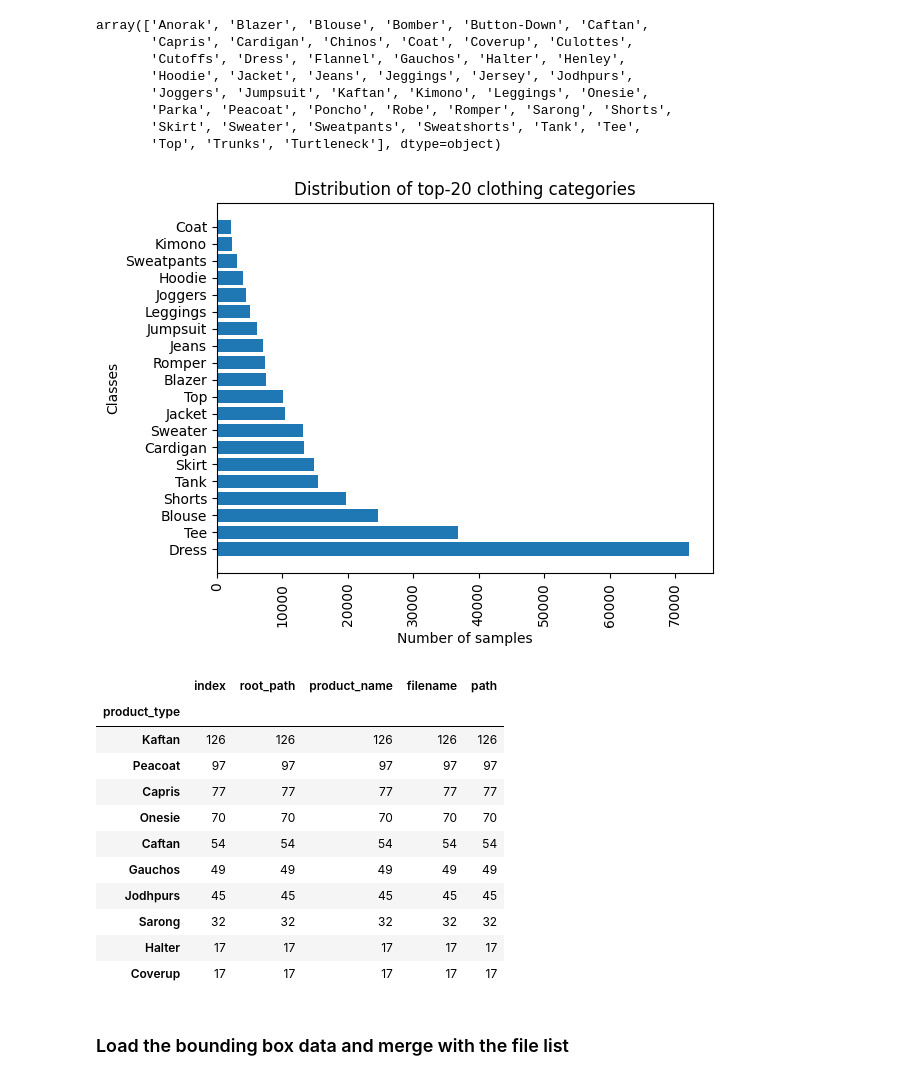
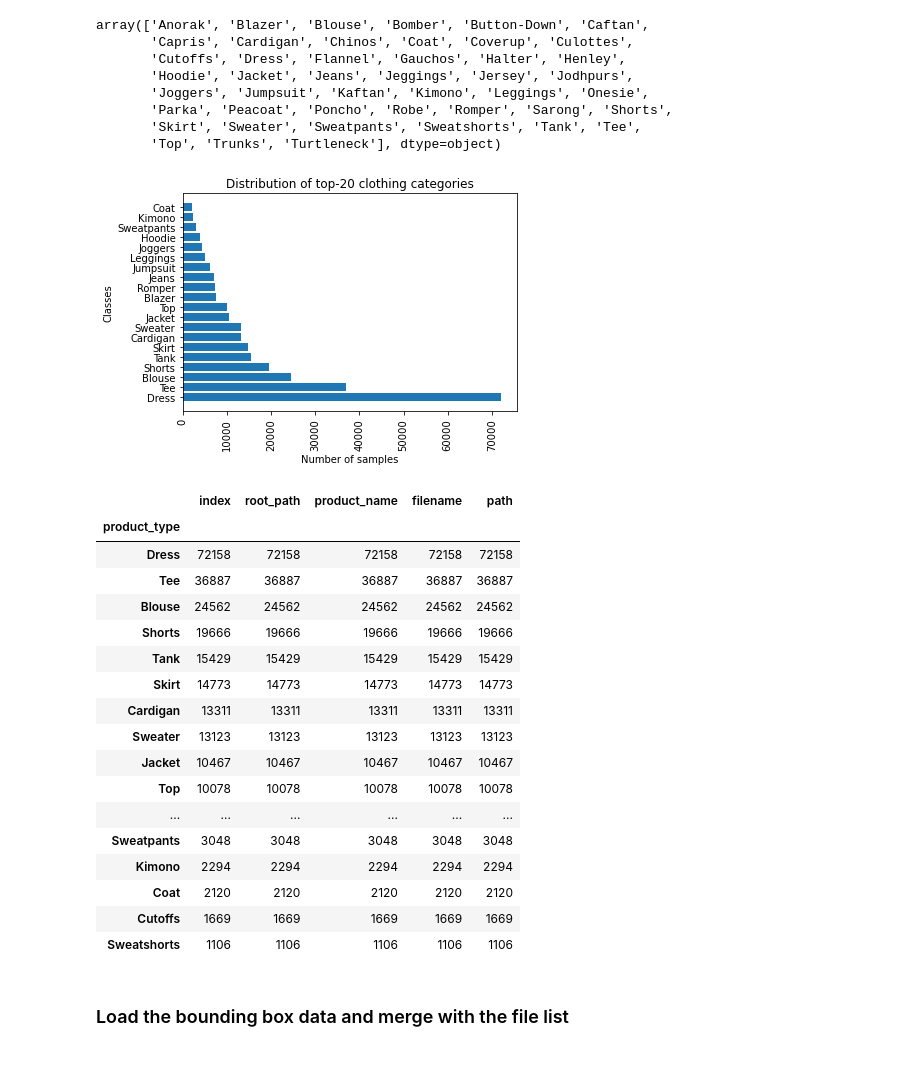
Before and after one commit to jorgeah92/Descriptive_World, a Jupyter notebook: bcj/DF1/EDA and YOLOv5 training prep on DeepFashion1 dataset.ipynb, the cells around one changed output. Drawn from its saved outputs; the diff is of its cells as text; code cells hidden in the pictures.

```diff
--- a/bcj/DF1/EDA and YOLOv5 training prep on DeepFashion1 dataset.ipynb
+++ b/bcj/DF1/EDA and YOLOv5 training prep on DeepFashion1 dataset.ipynb
@@ -11,7 +47,9 @@ import shutil
 # %% [markdown]
 # Inspect full image archive without extracting all files
+# %%
+pre_path = '../../../DeepFashion1/'
 # %%
-zipf = zipfile.ZipFile('Img/img.zip') # not using high-res images to simplify data wrangling
+zipf = zipfile.ZipFile(pre_path+'Img/img.zip') # not using high-res images to simplify data wrangling
 # %%
 filenames = zipf.namelist()
 df = pd.DataFrame([x.split('/') for x in filenames[:]], columns=['root_path', 'product_name', 'filename'])
@@ -83,22 +121,28 @@ plt.ylabel('Classes')
 plt.xlabel('Number of samples')
 plt.show()
 # %% [output]
-[figure, old version]
+[figure, new version]
 # %%
-histdata[histdata['root_path'] < 5000][-10:]
+histdata[histdata['root_path'] > 1000]
 # %% [output]
 |  | index | root_path | product_name | filename | path |
 | product_type |  |  |  |  |  |
-| Kaftan | 126 | 126 | 126 | 126 | 126 |
-| Peacoat | 97 | 97 | 97 | 97 | 97 |
-| Capris | 77 | 77 | 77 | 77 | 77 |
-| Onesie | 70 | 70 | 70 | 70 | 70 |
-| Caftan | 54 | 54 | 54 | 54 | 54 |
-| Gauchos | 49 | 49 | 49 | 49 | 49 |
-| Jodhpurs | 45 | 45 | 45 | 45 | 45 |
-| Sarong | 32 | 32 | 32 | 32 | 32 |
-| Halter | 17 | 17 | 17 | 17 | 17 |
-| Coverup | 17 | 17 | 17 | 17 | 17 |
+| Dress | 72158 | 72158 | 72158 | 72158 | 72158 |
+| Tee | 36887 | 36887 | 36887 | 36887 | 36887 |
+| Blouse | 24562 | 24562 | 24562 | 24562 | 24562 |
+| Shorts | 19666 | 19666 | 19666 | 19666 | 19666 |
+| Tank | 15429 | 15429 | 15429 | 15429 | 15429 |
+| Skirt | 14773 | 14773 | 14773 | 14773 | 14773 |
+| Cardigan | 13311 | 13311 | 13311 | 13311 | 13311 |
+| Sweater | 13123 | 13123 | 13123 | 13123 | 13123 |
+| Jacket | 10467 | 10467 | 10467 | 10467 | 10467 |
+| Top | 10078 | 10078 | 10078 | 10078 | 10078 |
+| ... | ... | ... | ... | ... | ... |
+| Sweatpants | 3048 | 3048 | 3048 | 3048 | 3048 |
+| Kimono | 2294 | 2294 | 2294 | 2294 | 2294 |
+| Coat | 2120 | 2120 | 2120 | 2120 | 2120 |
+| Cutoffs | 1669 | 1669 | 1669 | 1669 | 1669 |
+| Sweatshorts | 1106 | 1106 | 1106 | 1106 | 1106 |
 # %% [markdown]
 ### Load the bounding box data and merge with the file list
 # %%
```
Also changed, not shown: parts of 31 cells of this notebook.
